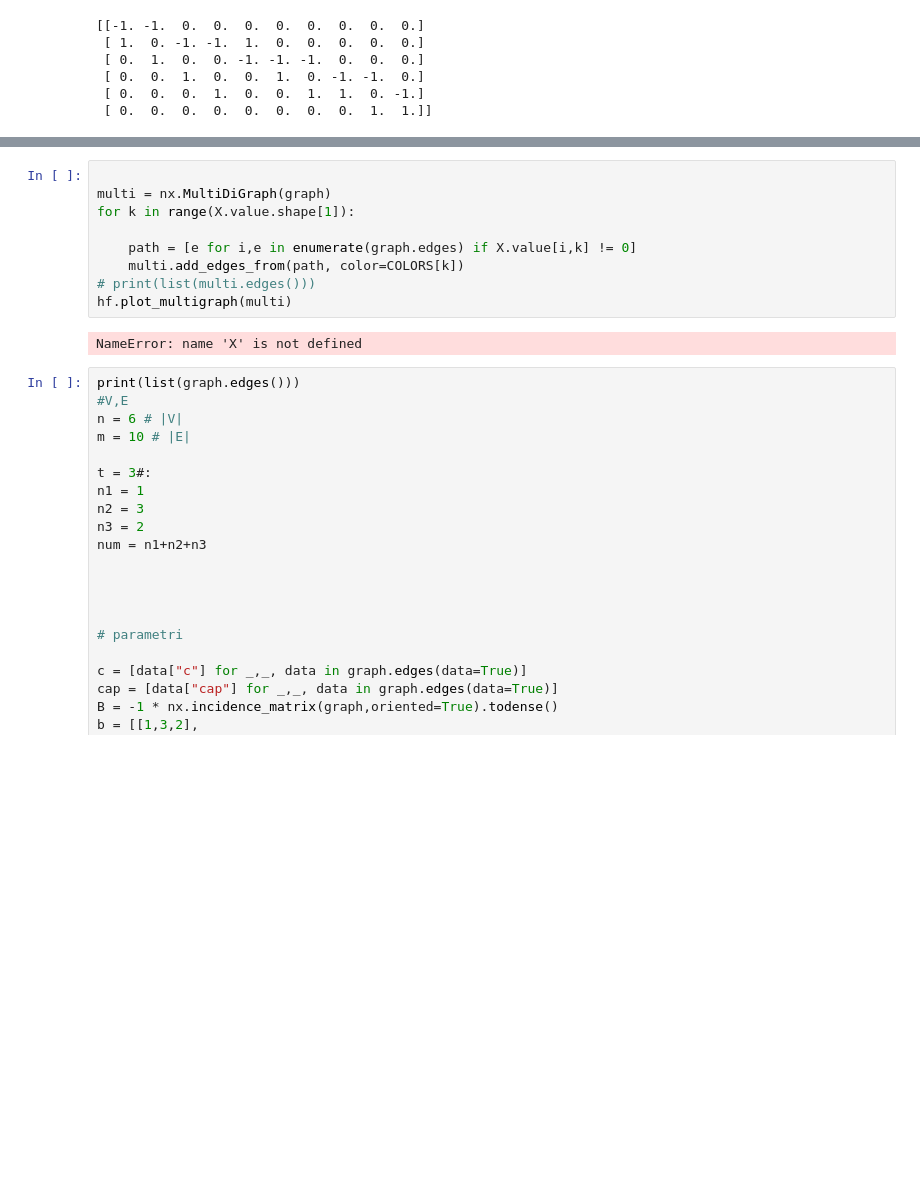
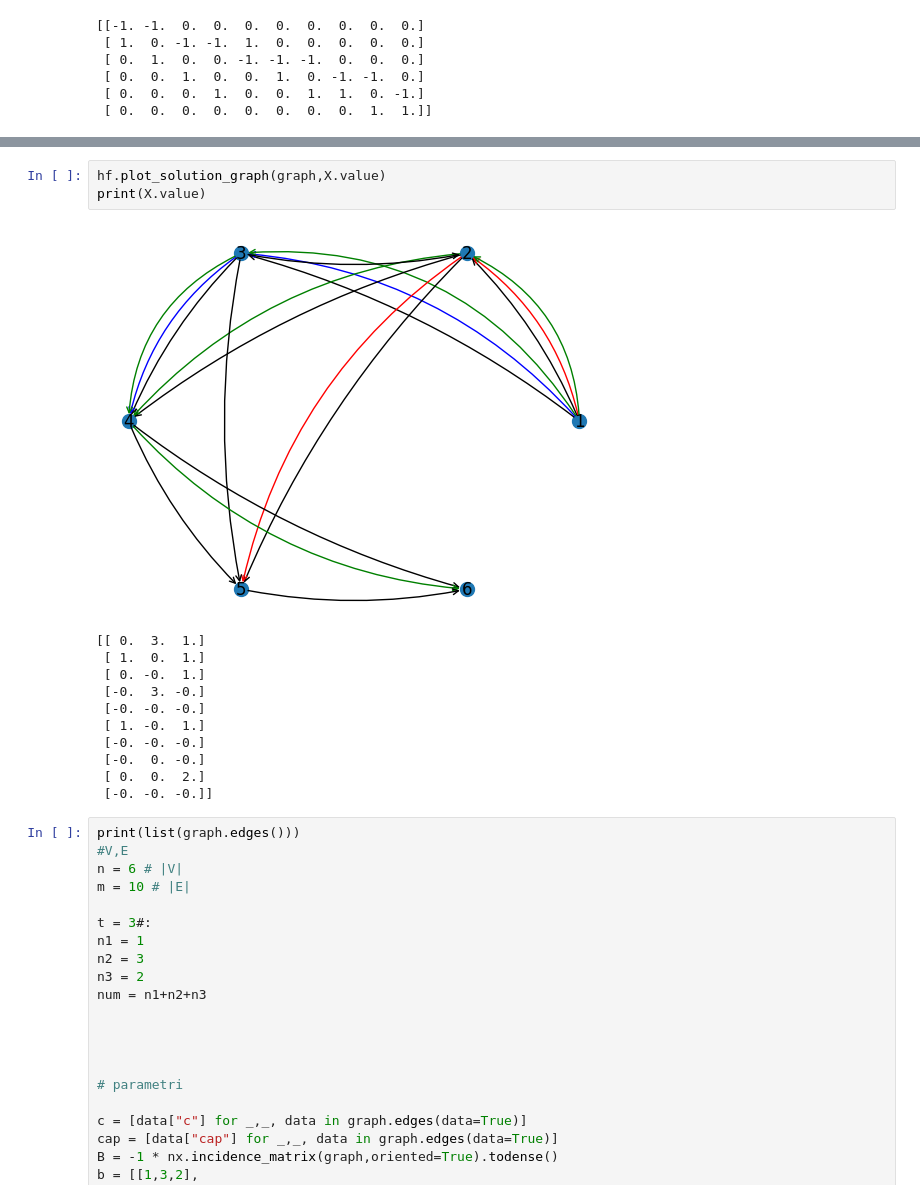
Before and after one commit to elgroselj/distributing_traffic, a Jupyter notebook: dai/dai.ipynb, the cells around one changed output, grey strips where cells are left out. Cells and saved outputs as stored; diff of their text form; blank space fills up the shorter version.

```diff
--- a/dai/dai.ipynb
+++ b/dai/dai.ipynb
@@ -234,14 +246,18 @@ optimal var [[ 0.  3.  1.]
-# %%
-
-multi = nx.MultiDiGraph(graph)
-for k in range(X.value.shape[1]):
-
-    path = [e for i,e in enumerate(graph.edges) if X.value[i,k] != 0]
-    multi.add_edges_from(path, color=COLORS[k])
-# print(list(multi.edges()))
-hf.plot_multigraph(multi)
-# %% [output]
-NameError: name 'X' is not defined
+# %%
+hf.plot_solution_graph(graph,X.value)
+print(X.value)
+# %% [output]
+[figure, added]
+[[ 0.  3.  1.]
+ [ 1.  0.  1.]
+ [ 0. -0.  1.]
+ [-0.  3. -0.]
+ [-0. -0. -0.]
+ [ 1. -0.  1.]
+ [-0. -0. -0.]
+ [-0.  0. -0.]
+ [ 0.  0.  2.]
+ [-0. -0. -0.]]
 # %%
 print(list(graph.edges()))
 #V,E
```
Also changed, not shown: parts of 2 cells of this notebook, 6 other files.
